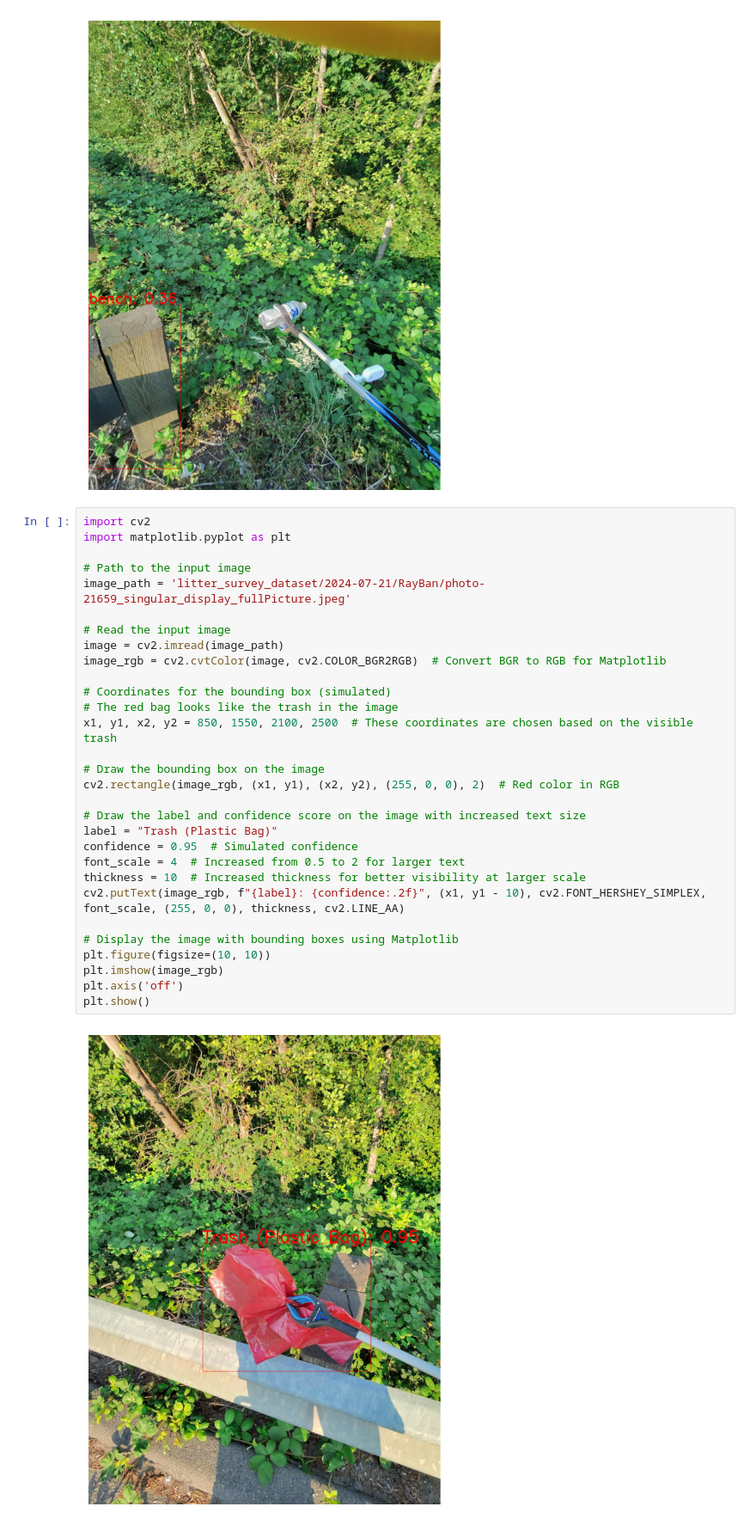
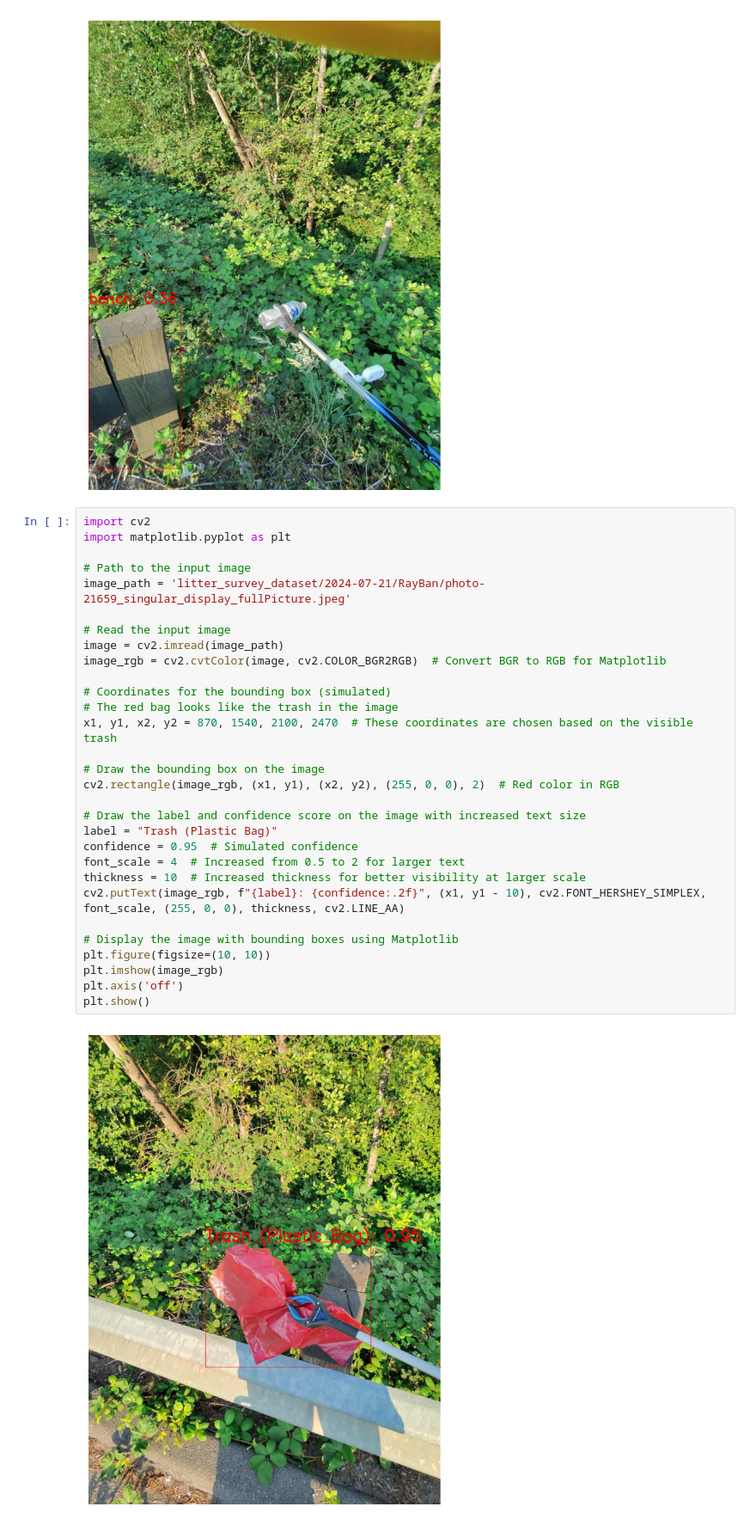
Before and after one commit to yanglinfang/yolov10, a Jupyter notebook: yolov10_lin.ipynb, the cells around one changed output. Shown at 86% size. Saved outputs shown, nothing was run; the diff lists cells and outputs as text.

```diff
--- a/yolov10_lin.ipynb
+++ b/yolov10_lin.ipynb
@@ -139,32 +139,32 @@ Speed: 3.7ms preprocess, 72.5ms inference, 1.1ms postprocess per image at shape
 # %%
 import cv2
 import matplotlib.pyplot as plt
 
 # Path to the input image
 image_path = 'litter_survey_dataset/2024-07-21/RayBan/photo-21659_singular_display_fullPicture.jpeg'
 
 # Read the input image
 image = cv2.imread(image_path)
 image_rgb = cv2.cvtColor(image, cv2.COLOR_BGR2RGB)  # Convert BGR to RGB for Matplotlib
 
 # Coordinates for the bounding box (simulated)
 # The red bag looks like the trash in the image
-x1, y1, x2, y2 = 850, 1550, 2100, 2500  # These coordinates are chosen based on the visible trash
+x1, y1, x2, y2 = 870, 1540, 2100, 2470  # These coordinates are chosen based on the visible trash
 
 # Draw the bounding box on the image
 cv2.rectangle(image_rgb, (x1, y1), (x2, y2), (255, 0, 0), 2)  # Red color in RGB
 
 # Draw the label and confidence score on the image with increased text size
 label = "Trash (Plastic Bag)"
 confidence = 0.95  # Simulated confidence
 font_scale = 4  # Increased from 0.5 to 2 for larger text
 thickness = 10  # Increased thickness for better visibility at larger scale
 cv2.putText(image_rgb, f"{label}: {confidence:.2f}", (x1, y1 - 10), cv2.FONT_HERSHEY_SIMPLEX, font_scale, (255, 0, 0), thickness, cv2.LINE_AA)
 
 # Display the image with bounding boxes using Matplotlib
 plt.figure(figsize=(10, 10))
 plt.imshow(image_rgb)
 plt.axis('off')
 plt.show()
 # %% [output]
-[figure, old version]
+[figure, new version]
```
